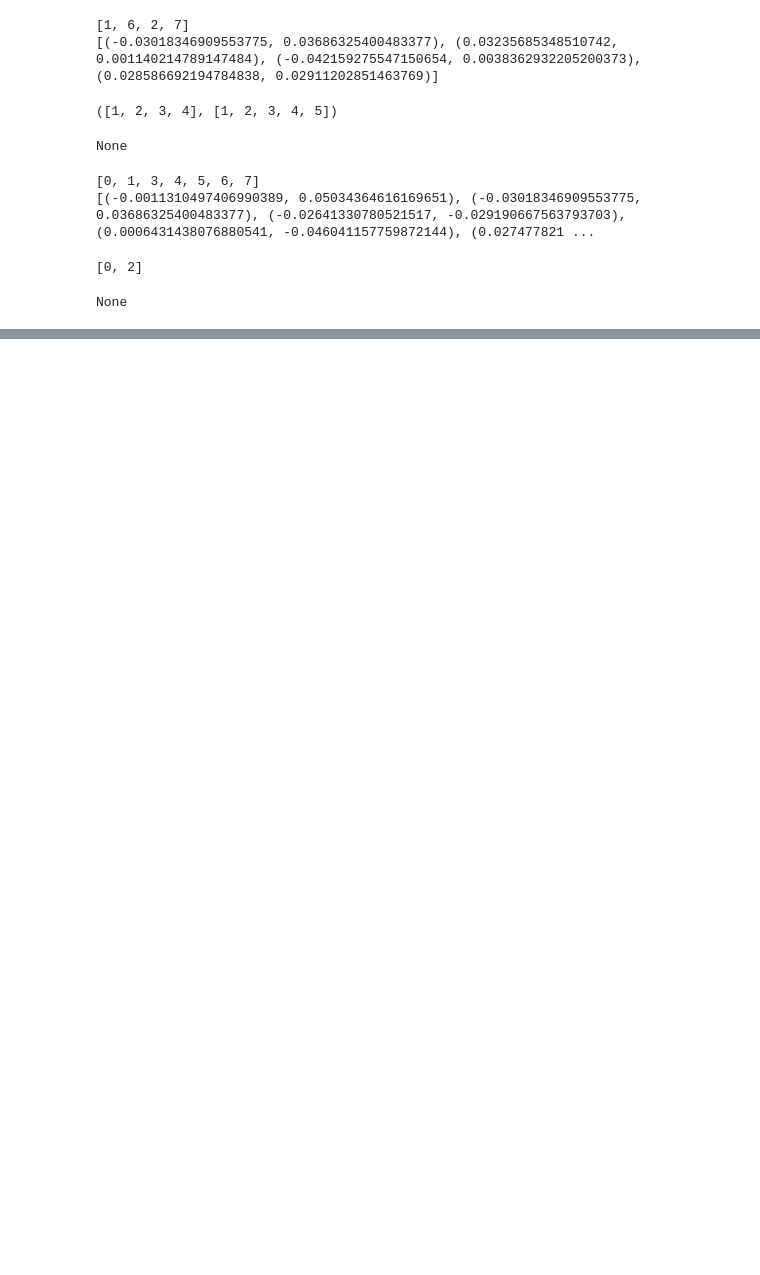
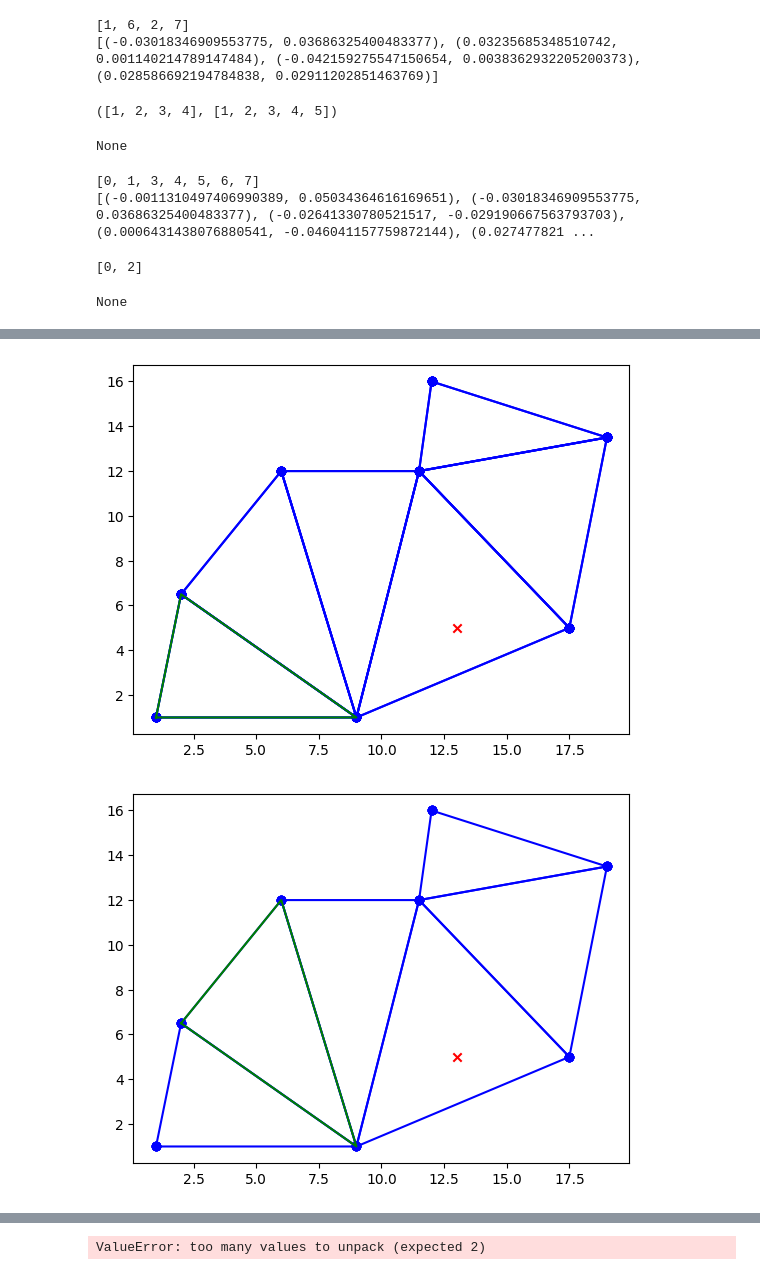
Before and after one commit to htulacz/GeoProj, a Jupyter notebook: halfedge.ipynb, the cells around one changed output, grey strips where cells are left out. Drawn from its saved outputs; the diff is of its cells as text; code cells hidden in the pictures; blank space fills up the shorter version.

```diff
--- a/halfedge.ipynb
+++ b/halfedge.ipynb
@@ -319,0 +495,7 @@ OP3:  3.6502000057225814e-05
+# %%
+find_triangle_halfedge_vis(he,(13,5),p,t,0)
+find_triangle_basic_vis(t,p,(13,5),0)
+apex_surroundings_basic_vis(0,p,t)
+# %% [output]
+[figure, added]
+[figure, added]
@@ -319,0 +508 @@ OP3:  3.6502000057225814e-05
+ValueError: too many values to unpack (expected 2)
```
Also changed, not shown: parts of 6 cells of this notebook.
